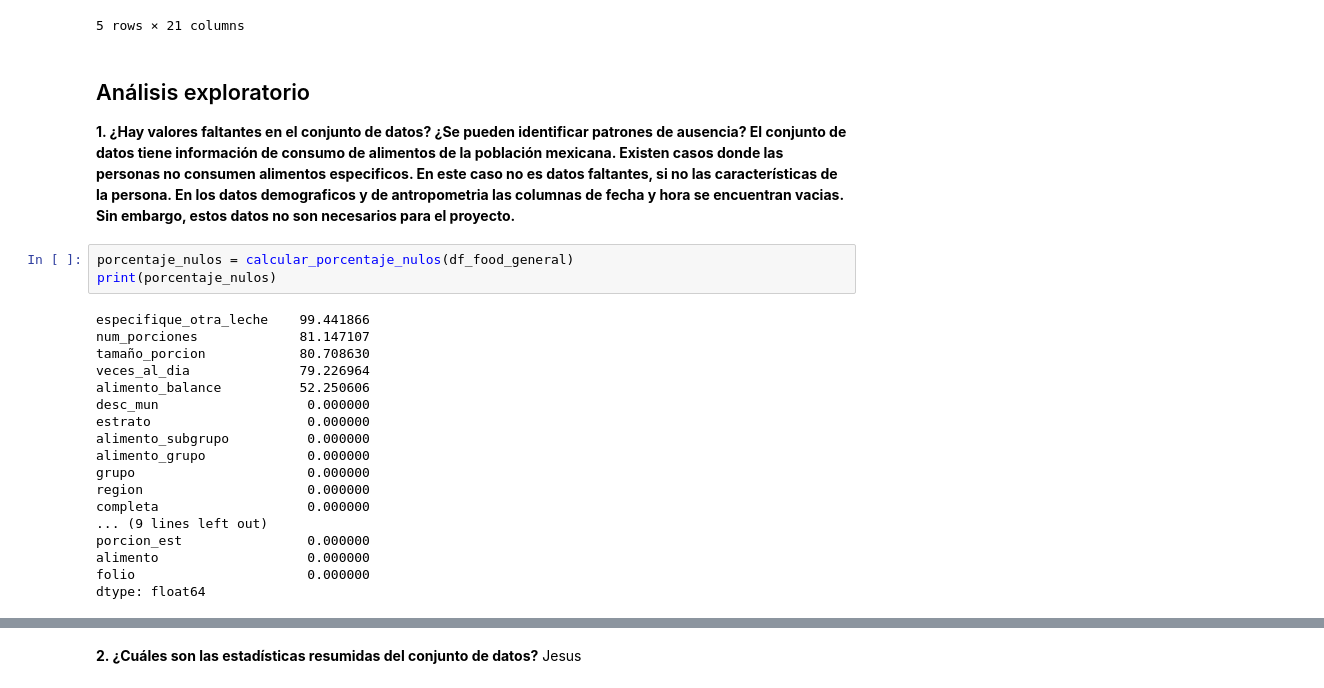
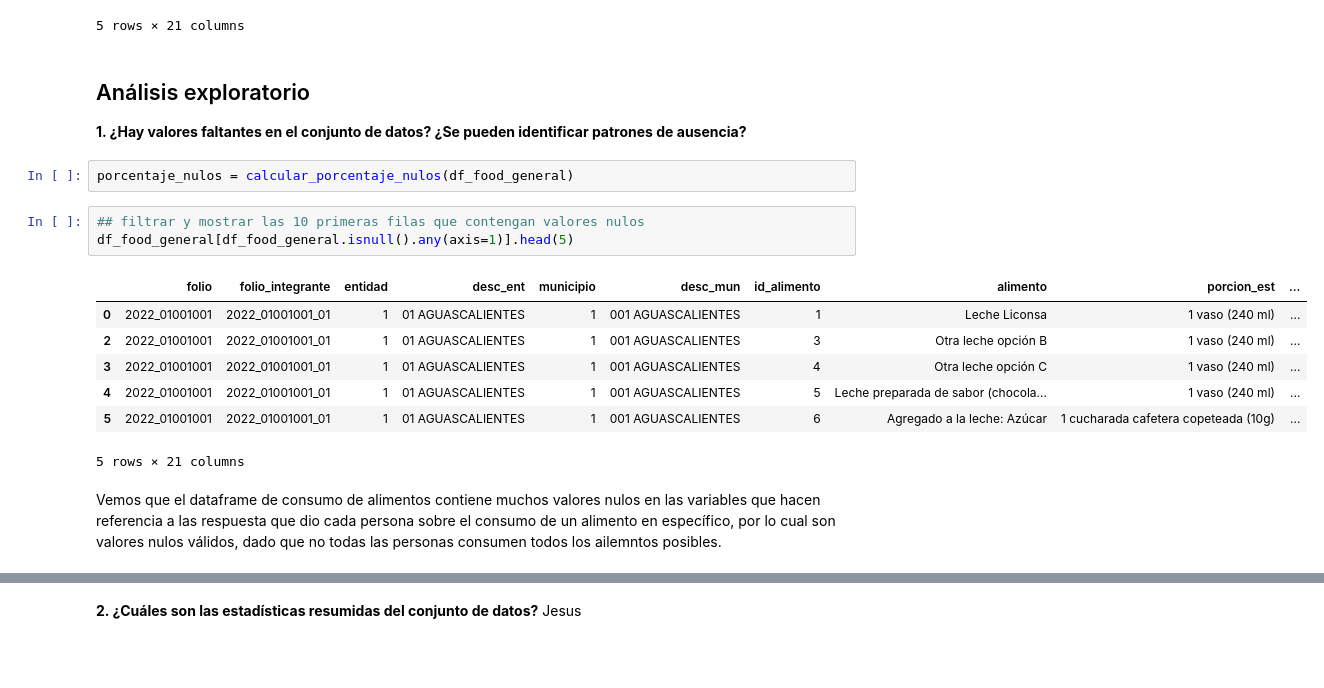
Before and after one commit to christiancalidad/ProyectoIntegradorSep24_Grupo15, a Jupyter notebook: 1. EDA.ipynb, the cells around one changed output, grey strips where cells are left out. Drawn from its saved outputs; the diff is of its cells as text; blank space fills up the shorter version.

```diff
--- a/1. EDA.ipynb
+++ b/1. EDA.ipynb
@@ -756,32 +754,24 @@ df_dem_general.head()
 | 3 | 2022_01001041 | 2022_01001041_04 | 1 | 0 | 0 | 0 | 1 | ... |
 | 4 | 2022_01001042 | 2022_01001042_01 | 1 | 0 | 0 | 0 | 1 | ... |
 5 rows × 21 columns
-# %% [markdown]
-## Análisis exploratorio
-
-**1. ¿Hay valores faltantes en el conjunto de datos? ¿Se pueden identificar patrones de ausencia?
-    El conjunto de datos tiene información de consumo de alimentos de la población mexicana. Existen casos donde las personas no consumen alimentos especificos. En este caso no es datos faltantes, si no las características de la persona.
-    En los datos demograficos y de antropometria las columnas de fecha y hora se encuentran vacias. Sin embargo, estos datos no son necesarios para el proyecto.**
+# %% [markdown]
+## Análisis exploratorio
+
+**1. ¿Hay valores faltantes en el conjunto de datos? ¿Se pueden identificar patrones de ausencia?**
 # %%
 porcentaje_nulos = calcular_porcentaje_nulos(df_food_general)
-print(porcentaje_nulos)
-# %% [output]
-especifique_otra_leche    99.441866
-num_porciones             81.147107
-tamaño_porcion            80.708630
-veces_al_dia              79.226964
-alimento_balance          52.250606
-desc_mun                   0.000000
-estrato                    0.000000
-alimento_subgrupo          0.000000
-alimento_grupo             0.000000
-grupo                      0.000000
-region                     0.000000
-completa                   0.000000
-... (9 lines left out)
-porcion_est                0.000000
-alimento                   0.000000
-folio                      0.000000
-dtype: float64
+# %%
+## filtrar y mostrar las 10 primeras filas que contengan valores nulos
+df_food_general[df_food_general.isnull().any(axis=1)].head(5)
+# %% [output]
+|  | folio | folio_integrante | entidad | desc_ent | municipio | desc_mun | id_alimento | alimento | porcion_est | ... |
+| 0 | 2022_01001001 | 2022_01001001_01 | 1 | 01 AGUASCALIENTES | 1 | 001 AGUASCALIENTES | 1 | Leche Liconsa | 1 vaso (240 ml) | ... |
+| 2 | 2022_01001001 | 2022_01001001_01 | 1 | 01 AGUASCALIENTES | 1 | 001 AGUASCALIENTES | 3 | Otra leche opción B | 1 vaso (240 ml) | ... |
+| 3 | 2022_01001001 | 2022_01001001_01 | 1 | 01 AGUASCALIENTES | 1 | 001 AGUASCALIENTES | 4 | Otra leche opción C | 1 vaso (240 ml) | ... |
+| 4 | 2022_01001001 | 2022_01001001_01 | 1 | 01 AGUASCALIENTES | 1 | 001 AGUASCALIENTES | 5 | Leche preparada de sabor (chocola... | 1 vaso (240 ml) | ... |
+| 5 | 2022_01001001 | 2022_01001001_01 | 1 | 01 AGUASCALIENTES | 1 | 001 AGUASCALIENTES | 6 | Agregado a la leche: Azúcar | 1 cucharada cafetera copeteada (10g) | ... |
+5 rows × 21 columns
+# %% [markdown]
+Vemos que el dataframe de consumo de alimentos contiene muchos valores nulos en las variables que hacen referencia a las respuesta que dio cada persona sobre el consumo de un alimento en específico, por lo cual son valores nulos válidos, dado que no todas las personas consumen todos los ailemntos posibles.
 # %%
 porcentaje_nulos = calcular_porcentaje_nulos(df_dem_general)
```
Also changed, not shown: parts of 27 cells of this notebook.
